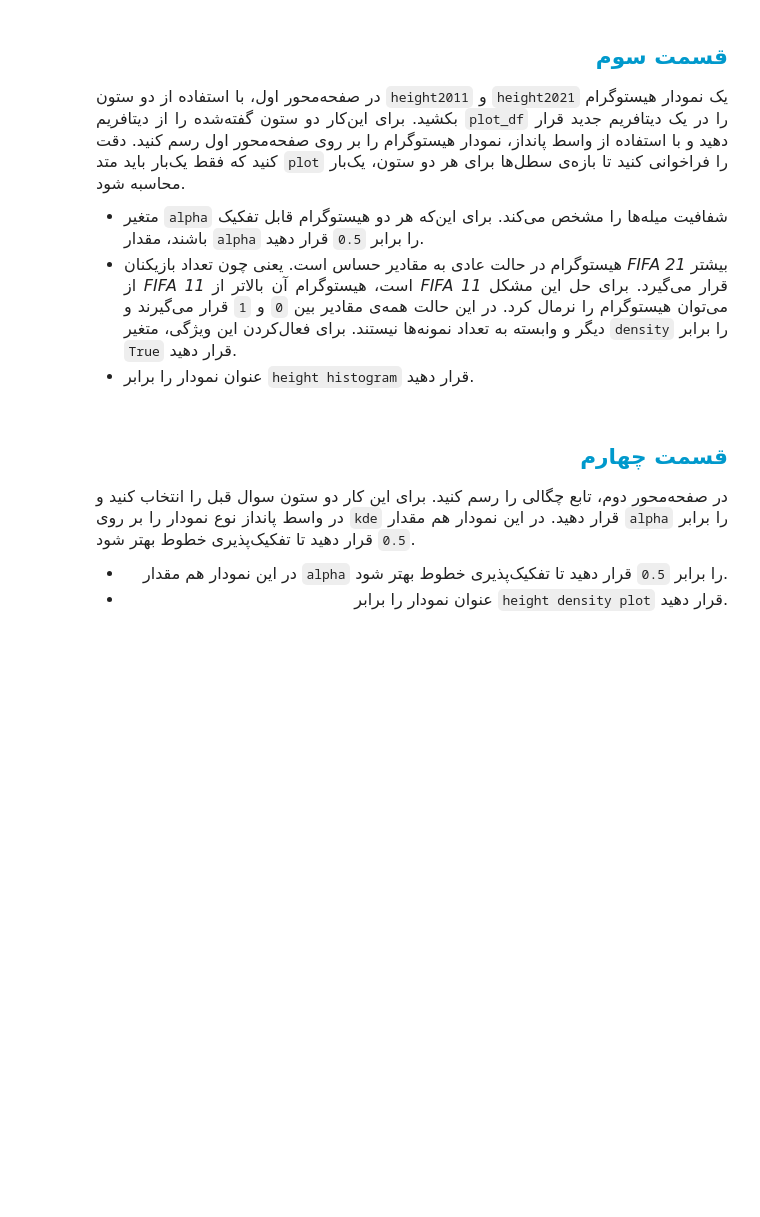
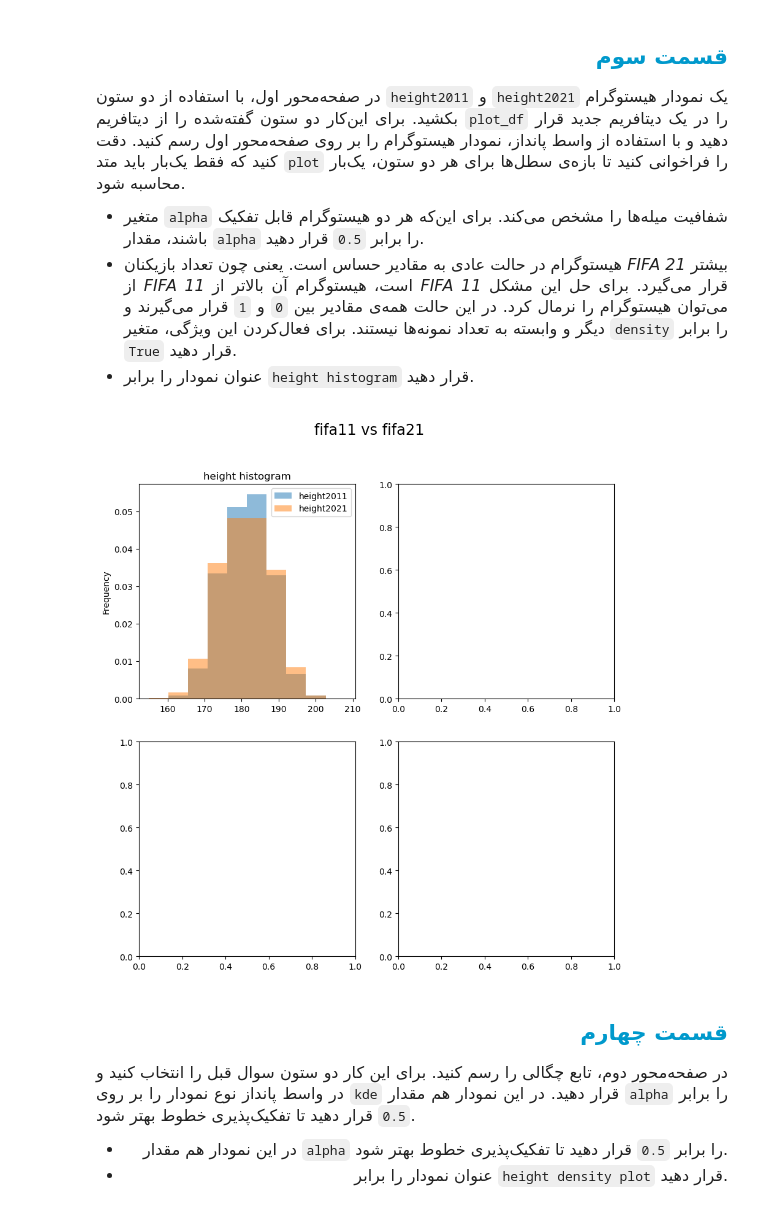
Before and after one commit to a-shygun/Datasets, a Jupyter notebook: QUERA/Data Analysis/data_visualization_gone_with_the_wind/gone_with_the_wind.ipynb, the cells around one changed output. Cells and saved outputs as stored; diff of their text form; code cells hidden in the pictures; blank space fills up the shorter version.

```diff
--- a/QUERA/Data Analysis/data_visualization_gone_with_the_wind/gone_with_the_wind.ipynb
+++ b/QUERA/Data Analysis/data_visualization_gone_with_the_wind/gone_with_the_wind.ipynb
@@ -116,0 +118,15 @@ plot_df = None
+# %%
+# TODO: create the new dataframe
+f11 = pd.read_csv('./fifa11.csv')
+f21 = pd.read_csv('./fifa21.csv')
+plot_df = pd.DataFrame()
+plot_df = pd.concat(
+    [
+        f11[['weight', 'height']].rename(columns={'weight': 'weight2011', 'height': 'height2011'}),
+        f21[['weight', 'height']].rename(columns={'weight': 'weight2021', 'height': 'height2021'})
+    ],
+    axis=1
+)
+
+# plot_df = None
+plot_df
@@ -148,3 +175,14 @@ fig
+# %%
+height_df = plot_df[['height2011', 'height2021']]
+
+# plot both histograms on the first subplot
+height_df.plot(kind='hist', alpha=0.5, density=True, ax=axes[0,0])
+
+# title
+axes[0,0].set_title("height histogram")
+fig
+# %% [output]
+[figure, added]
 # %% [markdown]
 
 
```
Also changed, not shown: parts of 9 cells of this notebook, 29 other files.
